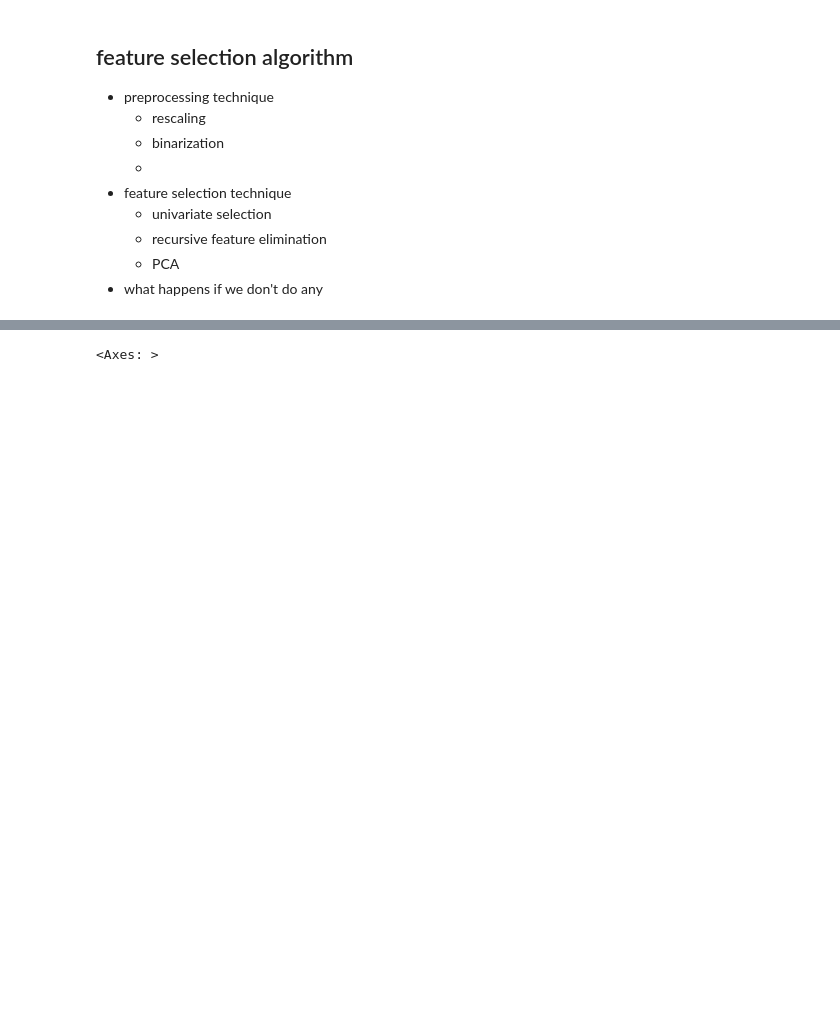
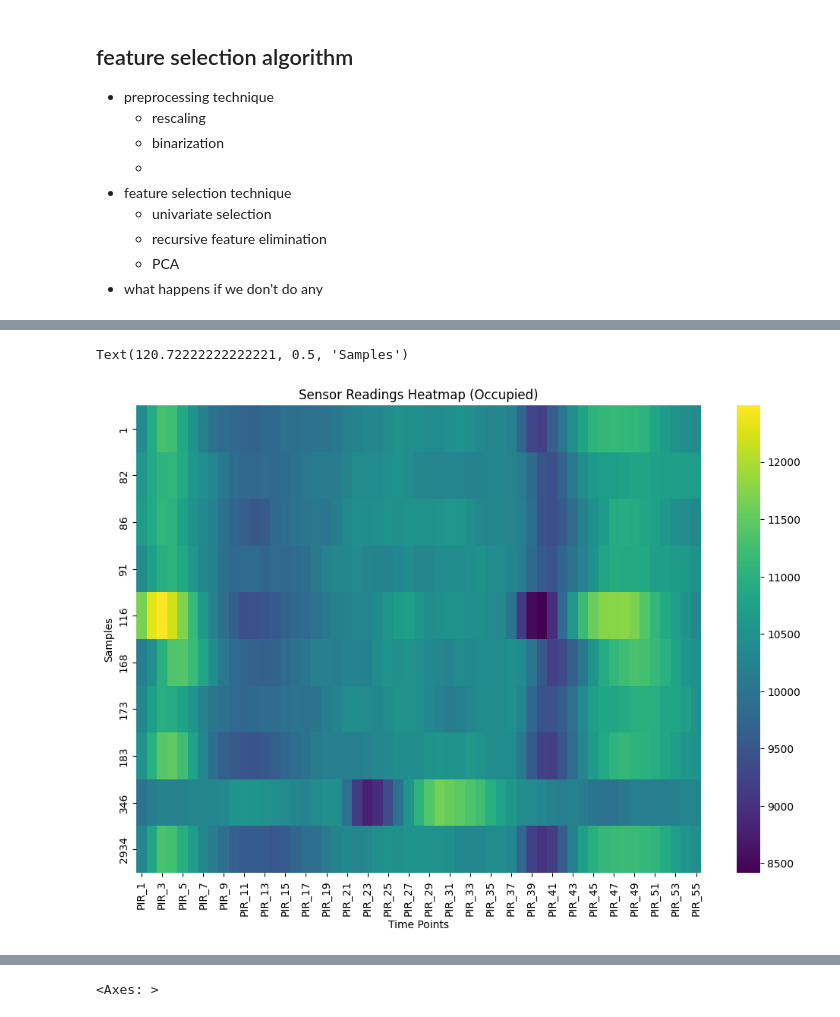
Before and after one commit to mridulpant2010/CS5480-deeplearning, a Jupyter notebook: kaggle_project/cs24mtech15009.ipynb, the cells around one changed output, grey strips where cells are left out. Saved outputs shown, nothing was run; the diff lists cells and outputs as text; code cells hidden in the pictures; blank space fills up the shorter version.

```diff
--- a/kaggle_project/cs24mtech15009.ipynb
+++ b/kaggle_project/cs24mtech15009.ipynb
@@ -68,0 +72,10 @@ df
+# %%
+import seaborn as sns
+plt.figure(figsize=(12, 8))
+sns.heatmap(df[df['Label']==1].iloc[:10, 4:59], cmap='viridis')
+plt.title('Sensor Readings Heatmap (Occupied)')
+plt.xlabel('Time Points')
+plt.ylabel('Samples')
+# %% [output]
+Text(120.72222222222221, 0.5, 'Samples')
+[figure, added]
```
Also changed, not shown: parts of 28 cells of this notebook, 2 other files.
